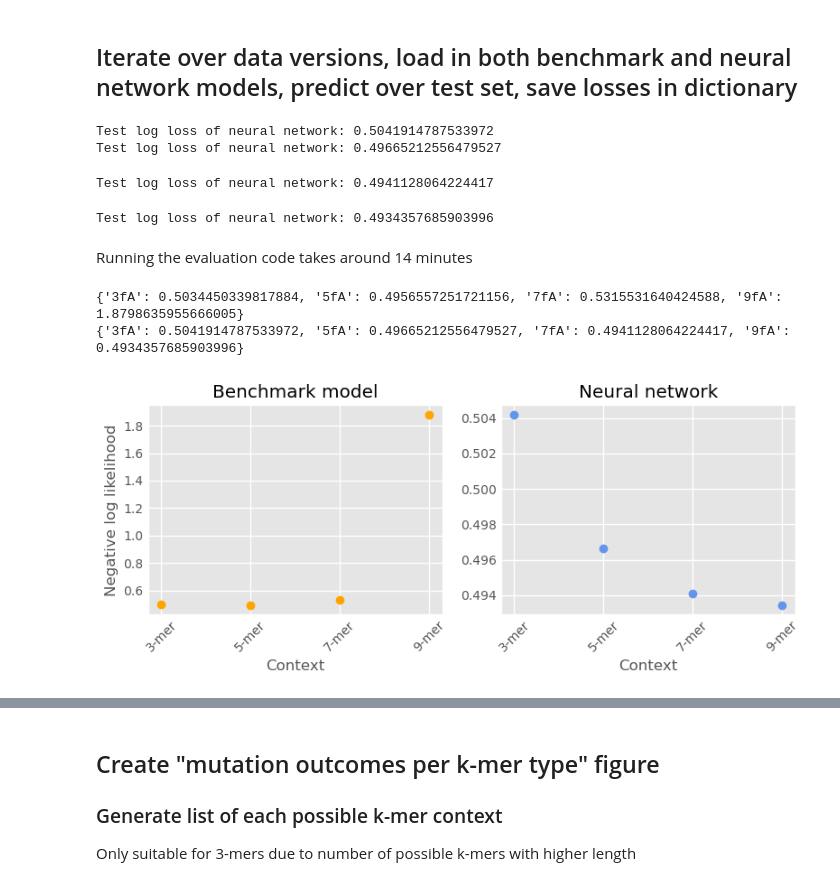
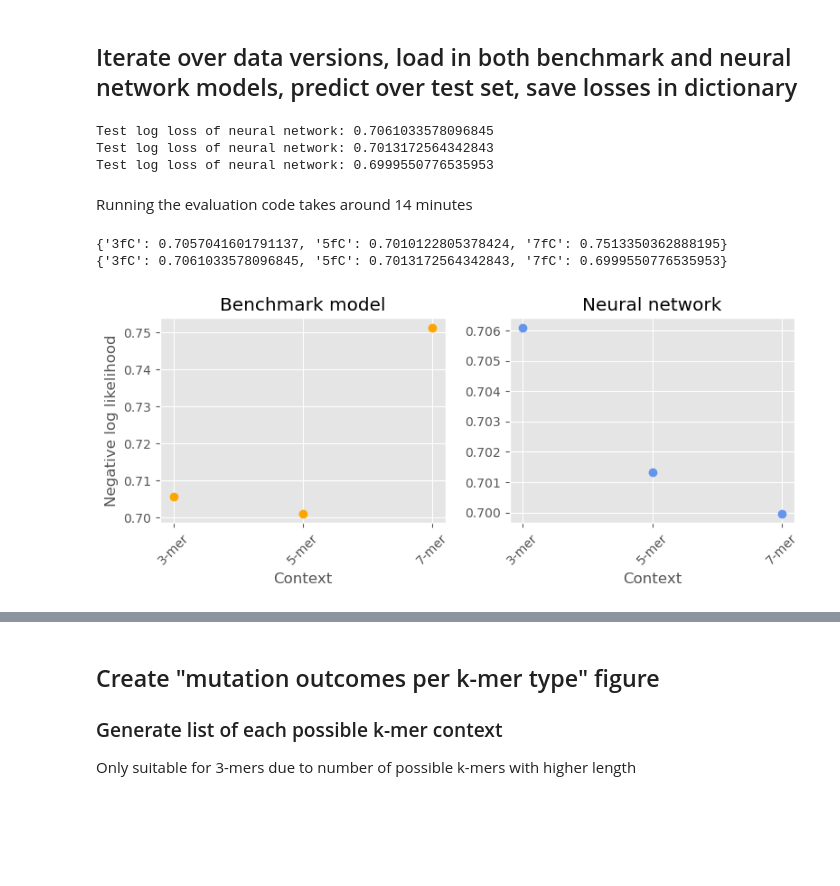
Before and after one commit to grnimrod/mutation-probs-nn, a Jupyter notebook: src/inference.ipynb, the cells around one changed output, grey strips where cells are left out. Cells and saved outputs as stored; diff of their text form; code cells hidden in the pictures; blank space fills up the shorter version.

Commit message:
feat: Create figures of model performance

```diff
--- a/src/inference.ipynb
+++ b/src/inference.ipynb
@@ -16,13 +18,13 @@ from utils.decode_kmer import decode_kmer
 # %% [markdown]
 ## Iterate over data versions, load in both benchmark and neural network models, predict over test set, save losses in dictionary
 # %%
-DATA_VERSION = ["3fA", "5fA", "7fA", "9fA"]
+DATA_VERSION = ["3fC", "5fC", "7fC"]
 
 benchmark_losses = {}
 nn_losses = {}
 
 for version in DATA_VERSION:
-    _, _, _, _, _, _, X_test, _, y_test = load_splits(version)
+    X_test, y_test = load_splits(version, requested_splits=["test"])
 
     X_test_decoded = decode_kmer(X_test)
     y_test_decoded = decode_kmer(y_test)
@@ -72,44 +74,43 @@ for version in DATA_VERSION:
     nn_losses[version] = loss_nn
     print(f"Test log loss of neural network: {loss_nn}")
 # %% [output]
-Test log loss of neural network: 0.5041914787533972
-Test log loss of neural network: 0.49665212556479527
+Test log loss of neural network: 0.7061033578096845
+Test log loss of neural network: 0.7013172564342843
+Test log loss of neural network: 0.6999550776535953
-Test log loss of neural network: 0.4941128064224417
-Test log loss of neural network: 0.4934357685903996
 # %% [markdown]
 Running the evaluation code takes around 14 minutes
 # %%
 print(benchmark_losses)
 print(nn_losses)
 # %% [output]
-{'3fA': 0.5034450339817884, '5fA': 0.4956557251721156, '7fA': 0.5315531640424588, '9fA': 1.8798635955666005}
-{'3fA': 0.5041914787533972, '5fA': 0.49665212556479527, '7fA': 0.4941128064224417, '9fA': 0.4934357685903996}
+{'3fC': 0.7057041601791137, '5fC': 0.7010122805378424, '7fC': 0.7513350362888195}
+{'3fC': 0.7061033578096845, '5fC': 0.7013172564342843, '7fC': 0.6999550776535953}
 # %%
 results_df = pd.DataFrame({
     "Benchmark model": benchmark_losses,
     "Neural network": nn_losses
 })
 
 plt.style.use("ggplot")
 
 # Create subplots
 fig, axes = plt.subplots(1, 2, figsize=(8, 3.5))
 
 # Plot benchmark values
-axes[0].plot(["3-mer", "5-mer", "7-mer", "9-mer"], results_df["Benchmark model"], 'o', color='orange')
+axes[0].plot(["3-mer", "5-mer", "7-mer"], results_df["Benchmark model"], 'o', color='orange')
 axes[0].tick_params(axis='x', rotation=45)
 axes[0].set_title("Benchmark model")
 axes[0].set_xlabel("Context")
 axes[0].set_ylabel("Negative log likelihood")
 
 # Plot neural network values
-axes[1].plot(["3-mer", "5-mer", "7-mer", "9-mer"], results_df["Neural network"], 'o', color='cornflowerblue')
+axes[1].plot(["3-mer", "5-mer", "7-mer"], results_df["Neural network"], 'o', color='cornflowerblue')
 axes[1].tick_params(axis='x', rotation=45)
 axes[1].set_title("Neural network")
 axes[1].set_xlabel("Context")
 
 # Improve layout
 plt.tight_layout()
 plt.show()
 # %% [output]
-[figure, old version]
+[figure, new version]
```
Also changed, not shown: parts of 15 cells of this notebook.
